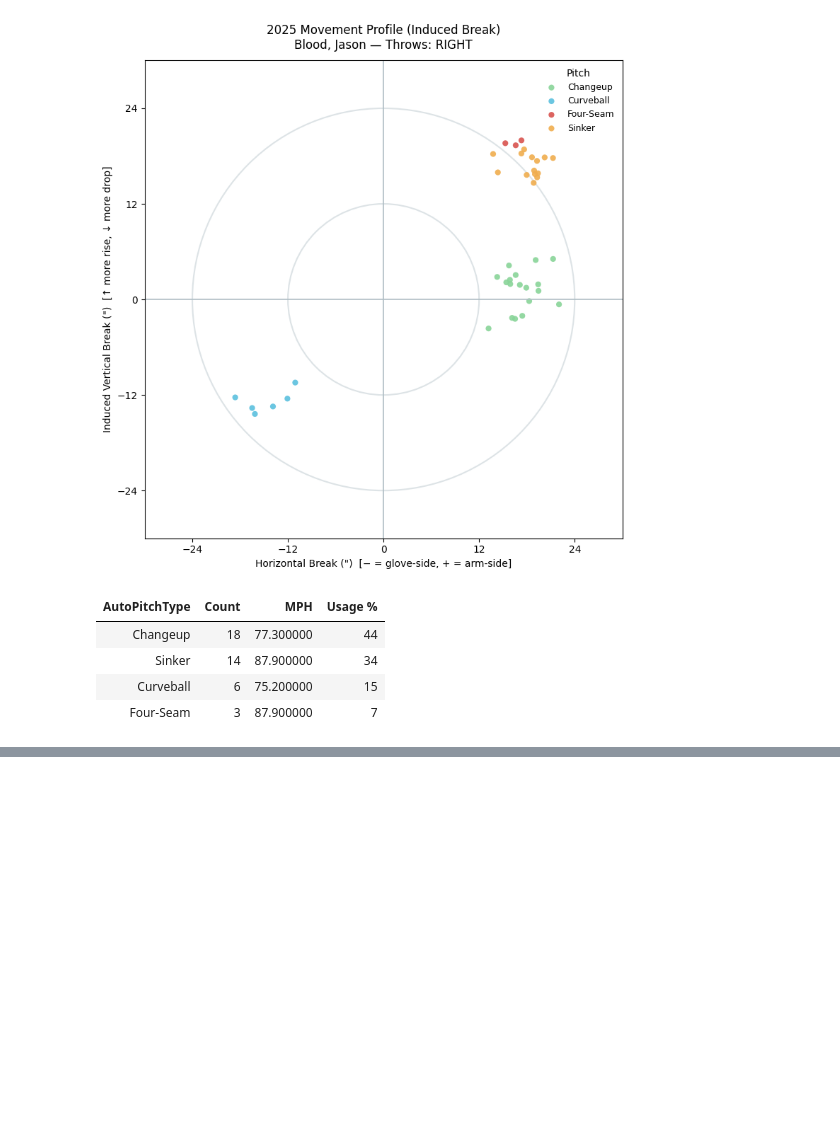
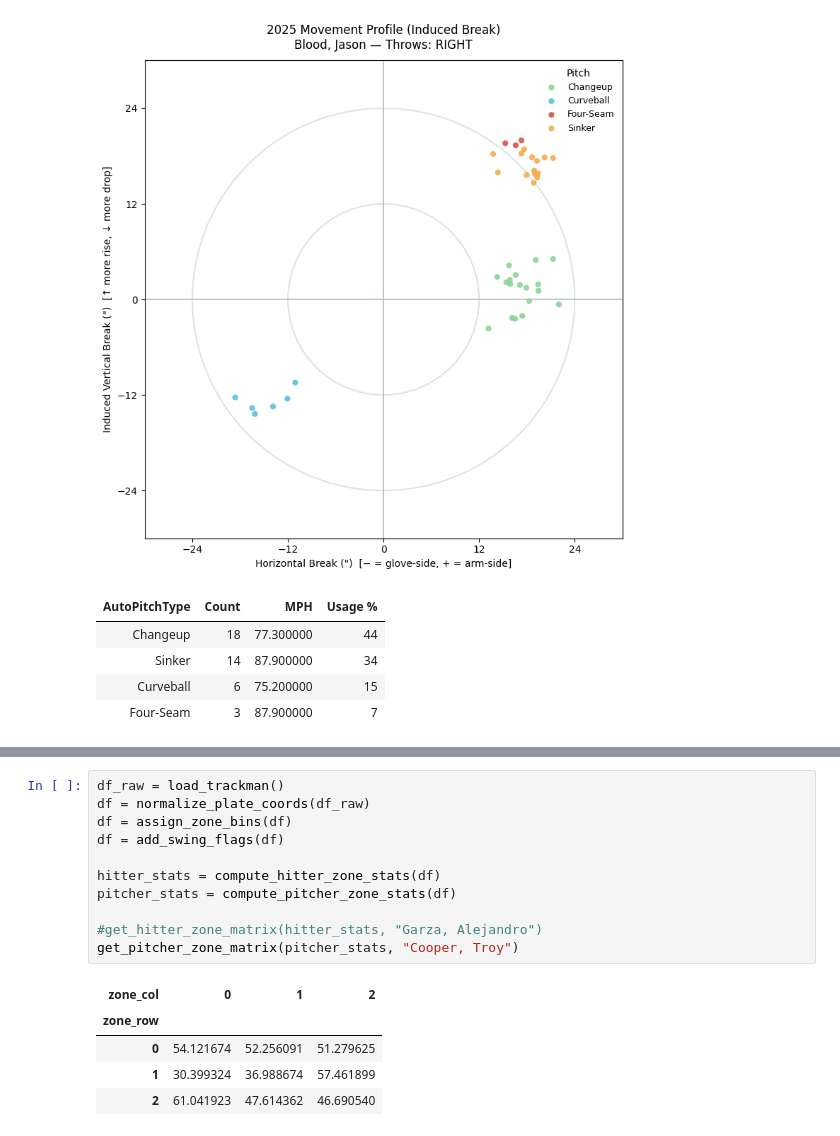
Before and after one commit to nickhazzard13/CPBaseball, a Jupyter notebook: main.ipynb, the cells around one changed output, grey strips where cells are left out. Saved outputs shown, nothing was run; the diff lists cells and outputs as text; blank space fills up the shorter version.

```diff
--- a/main.ipynb
+++ b/main.ipynb
@@ -577,0 +956,17 @@ Pitchers (first 10): ['Blood, Jason', 'Bueno, Reece', 'Cooper, Troy', 'Downs, Ch
+# %%
+df_raw = load_trackman()
+df = normalize_plate_coords(df_raw)
+df = assign_zone_bins(df)
+df = add_swing_flags(df)
+
+hitter_stats = compute_hitter_zone_stats(df)
+pitcher_stats = compute_pitcher_zone_stats(df)
+
+#get_hitter_zone_matrix(hitter_stats, "Garza, Alejandro")
+get_pitcher_zone_matrix(pitcher_stats, "Cooper, Troy")
+# %% [output]
+| zone_col | 0 | 1 | 2 |
+| zone_row |  |  |  |
+| 0 | 54.121674 | 52.256091 | 51.279625 |
+| 1 | 30.399324 | 36.988674 | 57.461899 |
+| 2 | 61.041923 | 47.614362 | 46.690540 |
```
Also changed, not shown: parts of 1 cell of this notebook, 11 other files.
